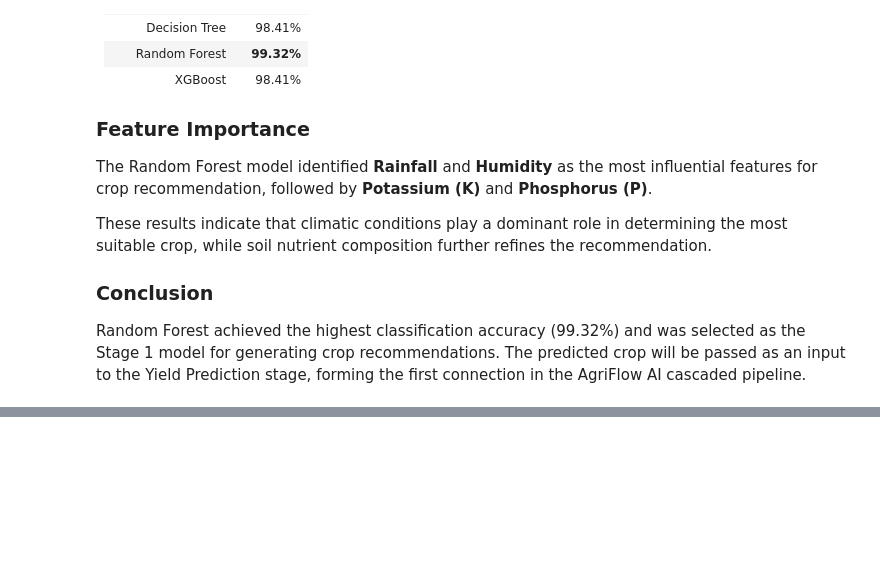
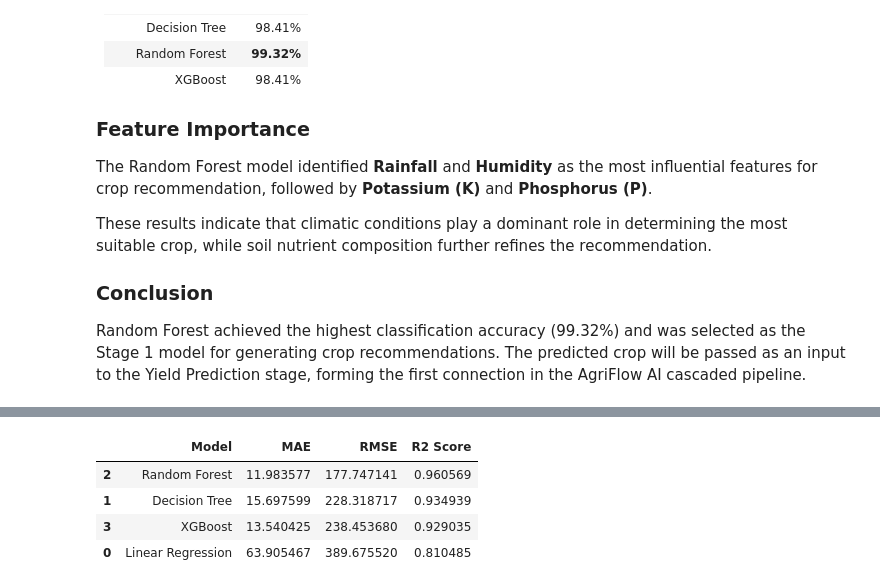
Before and after one commit to venkatjyoshitpotnuru/AgriFlow-AI, a Jupyter notebook: notebooks/AgriFlow_AI.ipynb, the cells around one changed output, grey strips where cells are left out. Cells and saved outputs as stored; diff of their text form; code cells hidden in the pictures; blank space fills up the shorter version.

```diff
--- a/notebooks/AgriFlow_AI.ipynb
+++ b/notebooks/AgriFlow_AI.ipynb
@@ -1115,0 +1187,8 @@ Random Forest achieved the highest classification accuracy (99.32%) and was sele
+# %%
+from sklearn.tree import DecisionTreeRegressor
+
+dt = DecisionTreeRegressor(random_state=42)
+
+dt.fit(X_train, y_train)
+
+pred_dt = dt.predict(X_test)
@@ -1115,0 +1206,12 @@ Random Forest achieved the highest classification accuracy (99.32%) and was sele
+# %%
+from xgboost import XGBRegressor
+
+xgb = XGBRegressor(
+    n_estimators=200,
+    learning_rate=0.1,
+    random_state=42
+)
+
+xgb.fit(X_train, y_train)
+
+pred_xgb = xgb.predict(X_test)
@@ -1115,0 +1258,38 @@ Random Forest achieved the highest classification accuracy (99.32%) and was sele
+# %%
+results = pd.DataFrame({
+    "Model": [
+        "Linear Regression",
+        "Decision Tree",
+        "Random Forest",
+        "XGBoost"
+    ],
+    "MAE": [
+        mean_absolute_error(y_test, pred_lr),
+        mean_absolute_error(y_test, pred_dt),
+        mean_absolute_error(y_test, pred_rf),
+        mean_absolute_error(y_test, pred_xgb)
+    ],
+    "RMSE": [
+        np.sqrt(mean_squared_error(y_test, pred_lr)),
+        np.sqrt(mean_squared_error(y_test, pred_dt)),
+        np.sqrt(mean_squared_error(y_test, pred_rf)),
+        np.sqrt(mean_squared_error(y_test, pred_xgb))
+    ],
+    "R2 Score": [
+        r2_score(y_test, pred_lr),
+        r2_score(y_test, pred_dt),
+        r2_score(y_test, pred_rf),
+        r2_score(y_test, pred_xgb)
+    ]
+})
+
+results.sort_values(
+    by="R2 Score",
+    ascending=False
+)
+# %% [output]
+|  | Model | MAE | RMSE | R2 Score |
+| 2 | Random Forest | 11.983577 | 177.747141 | 0.960569 |
+| 1 | Decision Tree | 15.697599 | 228.318717 | 0.934939 |
+| 3 | XGBoost | 13.540425 | 238.453680 | 0.929035 |
+| 0 | Linear Regression | 63.905467 | 389.675520 | 0.810485 |
```
Also changed, not shown: parts of 12 cells of this notebook.
